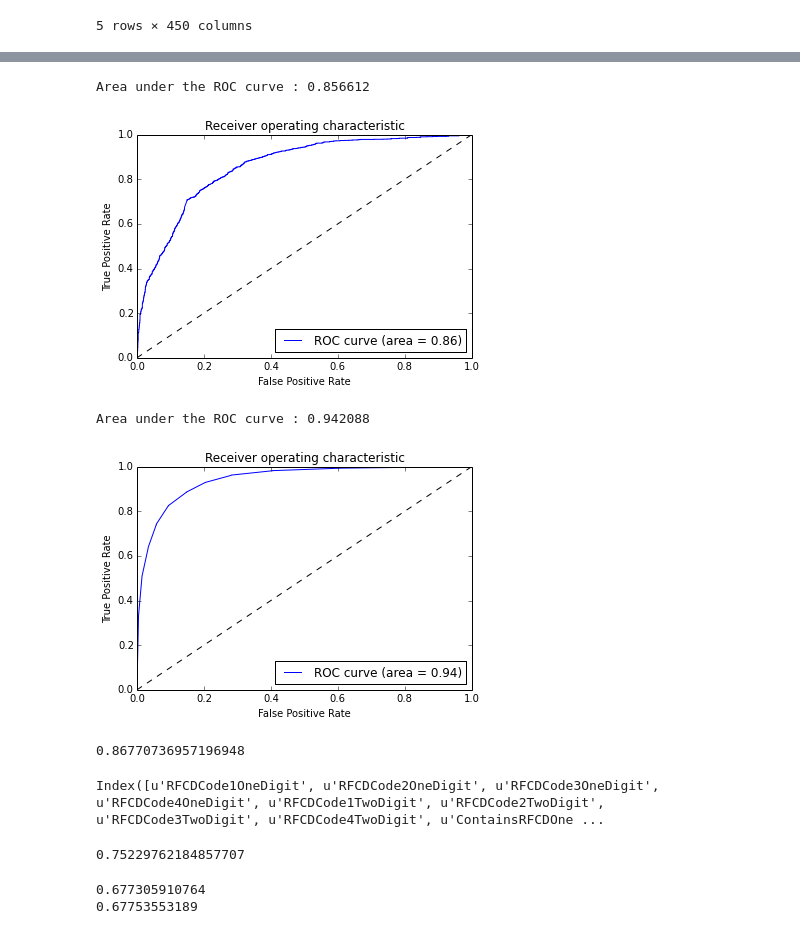
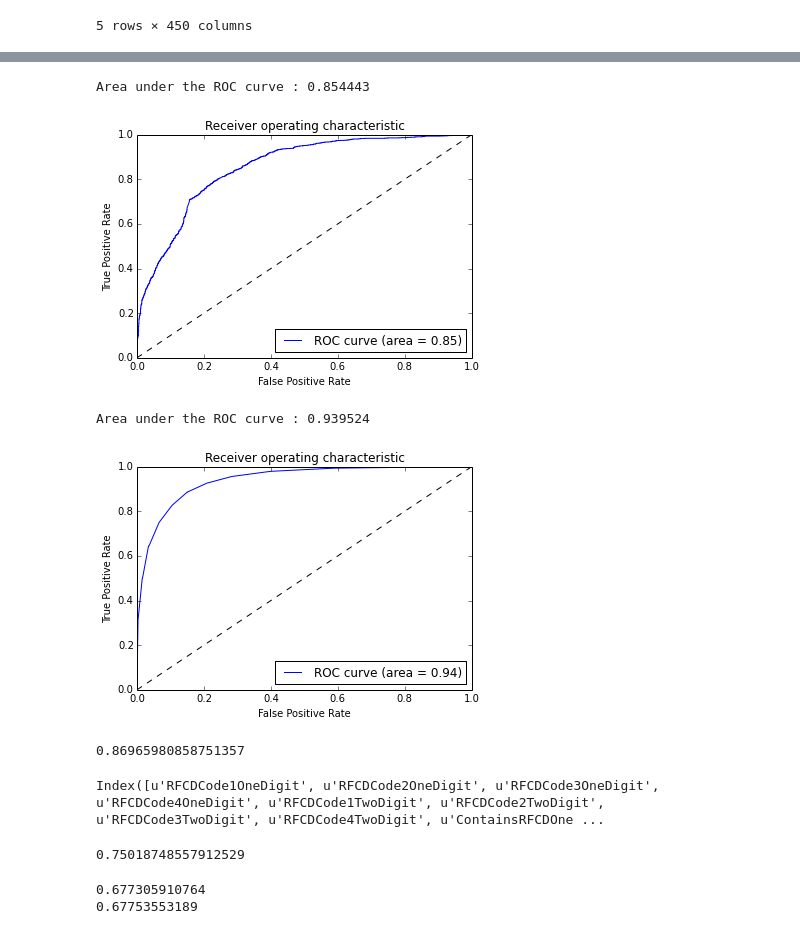
Before and after one commit to realmichaelzyy/cs249project, a Jupyter notebook: kaggle/workspace/classifier/KaggleDataset.ipynb, the cells around one changed output, grey strips where cells are left out. Saved outputs shown, nothing was run; the diff lists cells and outputs as text; code cells hidden in the pictures.

```diff
--- a/kaggle/workspace/classifier/KaggleDataset.ipynb
+++ b/kaggle/workspace/classifier/KaggleDataset.ipynb
@@ -1175,6 +1175,8 @@ data['SponsorCode_enc'] = encoded
 data['Month'] = data.Startdate.apply(lambda x: x.month)
 data['DayofWeek'] = data.Startdate.apply(lambda x: x.dayofweek)
 data['DayofMonth'] = data.Startdate.apply(lambda x: x.day)
+data['WeekofYear'] = data.Startdate.apply(lambda x: x.week)
 
 data.columns[346:]
+data.columns[426:]
 # %% [output]
@@ -1184,7 +1186,18 @@ from sklearn.ensemble import RandomForestClassifier
 from sklearn.tree import DecisionTreeClassifier
 from sklearn.metrics import roc_curve, auc
 from sklearn import cross_validation, svm
-import matplotlib.pyplot as pl
 from sklearn.cross_validation import cross_val_score
+from sklearn.linear_model import LogisticRegression
+
+randomState = numpy.random.RandomState(0)
+
+firstColLoc = data.columns.get_loc('RFCDCode1OneDigit')
+
+dayCols = ['Month', 'DayofWeek', 'DayofMonth','WeekofYear']
+grantPubCols = ['ContainsSuccessfulGrant', 'ContainsUnsuccessfulGrant', 'ContainsNoGrantInformation', \
+                'ContainsManyUnsuccessfulGrant', 'FirstAuthorSuccessfulGrantRatio', 'SecondAuthorSuccessfulGrantRatio', \
+                'ThirdAuthorSuccessfulGrantRatio', 'ContainsHighlySuccessfulGrantAuthor']
+encodedCols = ['ContractValueBandseenoteA_enc', 'GrantCategoryCode_enc', 'SponsorCode_enc']
+nonPerformanceCols = list(data.columns[data.columns.get_loc('RFCDCode1OneDigit'):data.columns.get_loc('ContainsWithPHDNo')])
 
 #numpy.mean(cross_val_score(clf,data.iloc[:,data.columns.get_loc('Unnamed: 251')+1:].values,data['GrantStatus'].values,cv=10))
@@ -1191,32 +1259,28 @@ from sklearn.cross_validation import cross_val_score
 # %%
-randomState = numpy.random.RandomState(0)
-
-firstColLoc = data.columns.get_loc('RFCDCode1OneDigit')
-
-X_train, X_test, y_train, y_test = cross_validation.train_test_split(data.iloc[:,firstColLoc+1:], \
+X_train, X_test, y_train, y_test = cross_validation.train_test_split(data.iloc[:,firstColLoc:], \
                                                                      data['GrantStatus'], test_size=0.4, random_state=randomState)
 
 clf = svm.SVC(probability=True, random_state=0)
 probas_ = clf.fit(X_train,y_train).predict_proba(X_test)
 fpr, tpr, thresholds = roc_curve(y_test, probas_[:, 1])
 roc_auc = auc(fpr, tpr)
 print("Area under the ROC curve : %f" % roc_auc)
 
-pl.clf()
-pl.plot(fpr, tpr, label='ROC curve (area = %0.2f)' % roc_auc)
-pl.plot([0, 1], [0, 1], 'k--')
-pl.xlim([0.0, 1.0])
-pl.ylim([0.0, 1.0])
-pl.xlabel('False Positive Rate')
-pl.ylabel('True Positive Rate')
-pl.title('Receiver operating characteristic')
-pl.legend(loc="lower right")
-pl.show()
+plt.clf()
+plt.plot(fpr, tpr, label='ROC curve (area = %0.2f)' % roc_auc)
+plt.plot([0, 1], [0, 1], 'k--')
+plt.xlim([0.0, 1.0])
+plt.ylim([0.0, 1.0])
+plt.xlabel('False Positive Rate')
+plt.ylabel('True Positive Rate')
+plt.title('Receiver operating characteristic')
+plt.legend(loc="lower right")
+plt.show()
 # %% [output]
-Area under the ROC curve : 0.856612
+Area under the ROC curve : 0.854443
-[figure, old version]
+[figure, new version]
 # %%
-X_train, X_test, y_train, y_test = cross_validation.train_test_split(data.iloc[:,firstColLoc+1:], \
+X_train, X_test, y_train, y_test = cross_validation.train_test_split(data.iloc[:,firstColLoc:], \
                                                                      data['GrantStatus'], test_size=0.4, random_state=randomState)
 
 clf = RandomForestClassifier()
@@ -1225,19 +1289,19 @@ fpr, tpr, thresholds = roc_curve(y_test, probas_[:, 1])
 roc_auc = auc(fpr, tpr)
 print("Area under the ROC curve : %f" % roc_auc)
 
-pl.clf()
-pl.plot(fpr, tpr, label='ROC curve (area = %0.2f)' % roc_auc)
-pl.plot([0, 1], [0, 1], 'k--')
-pl.xlim([0.0, 1.0])
-pl.ylim([0.0, 1.0])
-pl.xlabel('False Positive Rate')
-pl.ylabel('True Positive Rate')
-pl.title('Receiver operating characteristic')
-pl.legend(loc="lower right")
-pl.show()
+plt.clf()
+plt.plot(fpr, tpr, label='ROC curve (area = %0.2f)' % roc_auc)
+plt.plot([0, 1], [0, 1], 'k--')
+plt.xlim([0.0, 1.0])
+plt.ylim([0.0, 1.0])
+plt.xlabel('False Positive Rate')
+plt.ylabel('True Positive Rate')
+plt.title('Receiver operating characteristic')
+plt.legend(loc="lower right")
+plt.show()
 
 numpy.mean(cross_val_score(clf,data.iloc[:,firstColLoc:].values,data['GrantStatus'].values,cv=5))
 # %% [output]
-Area under the ROC curve : 0.942088
+Area under the ROC curve : 0.939524
 [figure]
-0.86770736957196948
+0.86965980858751357
@@ -1250,7 +1337,7 @@ clf = DecisionTreeClassifier()
 non2008data = data[data.Startdate.apply(lambda x: x.year) != 2008]
 numpy.mean(cross_val_score(clf,non2008data.iloc[:,non2008data.columns.get_loc('SponsorCode_enc'):].values,non2008data['GrantStatus'].values,cv=5))
 # %% [output]
-0.75229762184857707
+0.75018748557912529
 # %%
 encoded = le.fit_transform(data.SponsorCode)
 data['SponsorCode_enc'] = encoded
```
Also changed, not shown: parts of 4 cells of this notebook.
